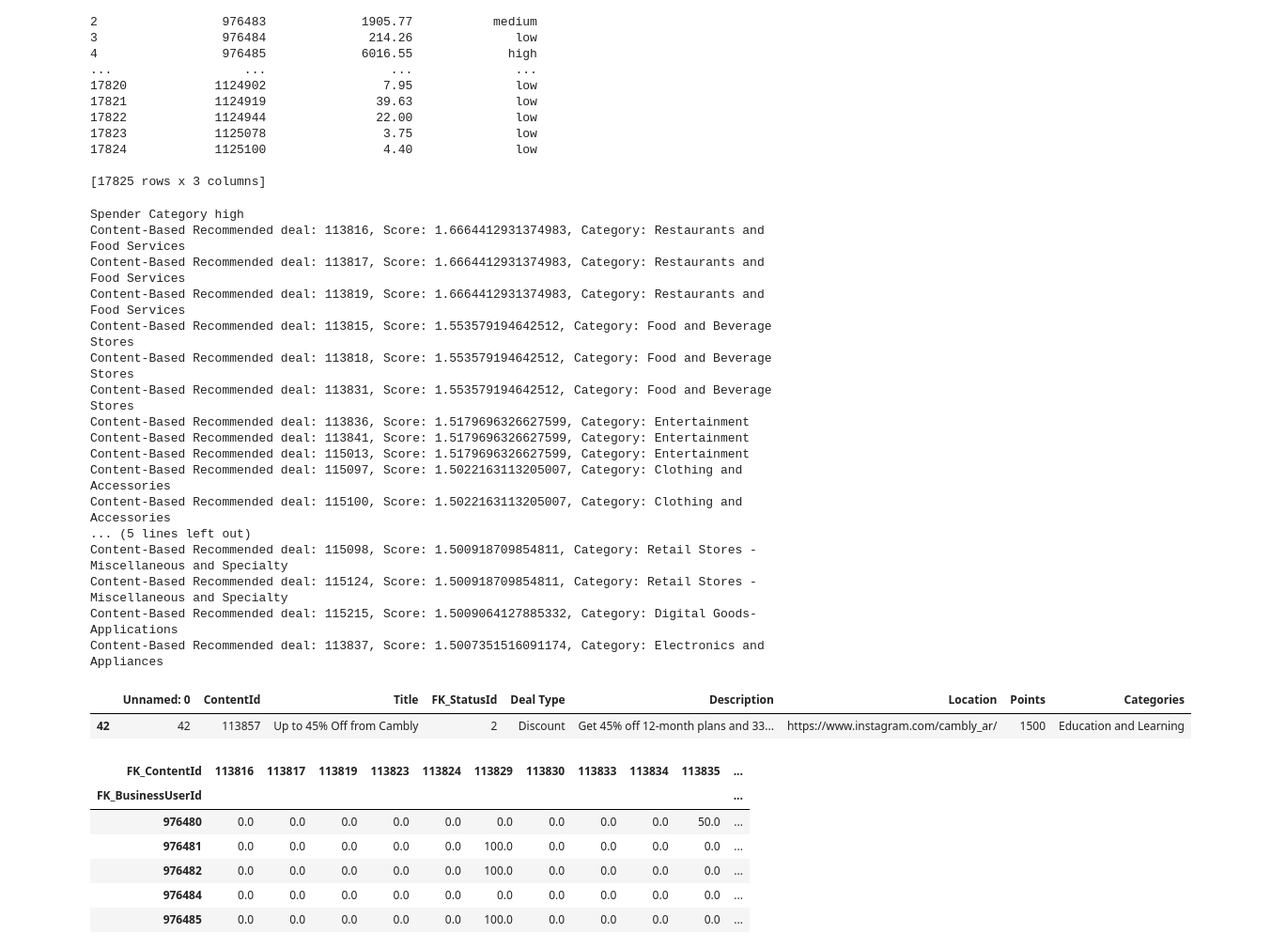
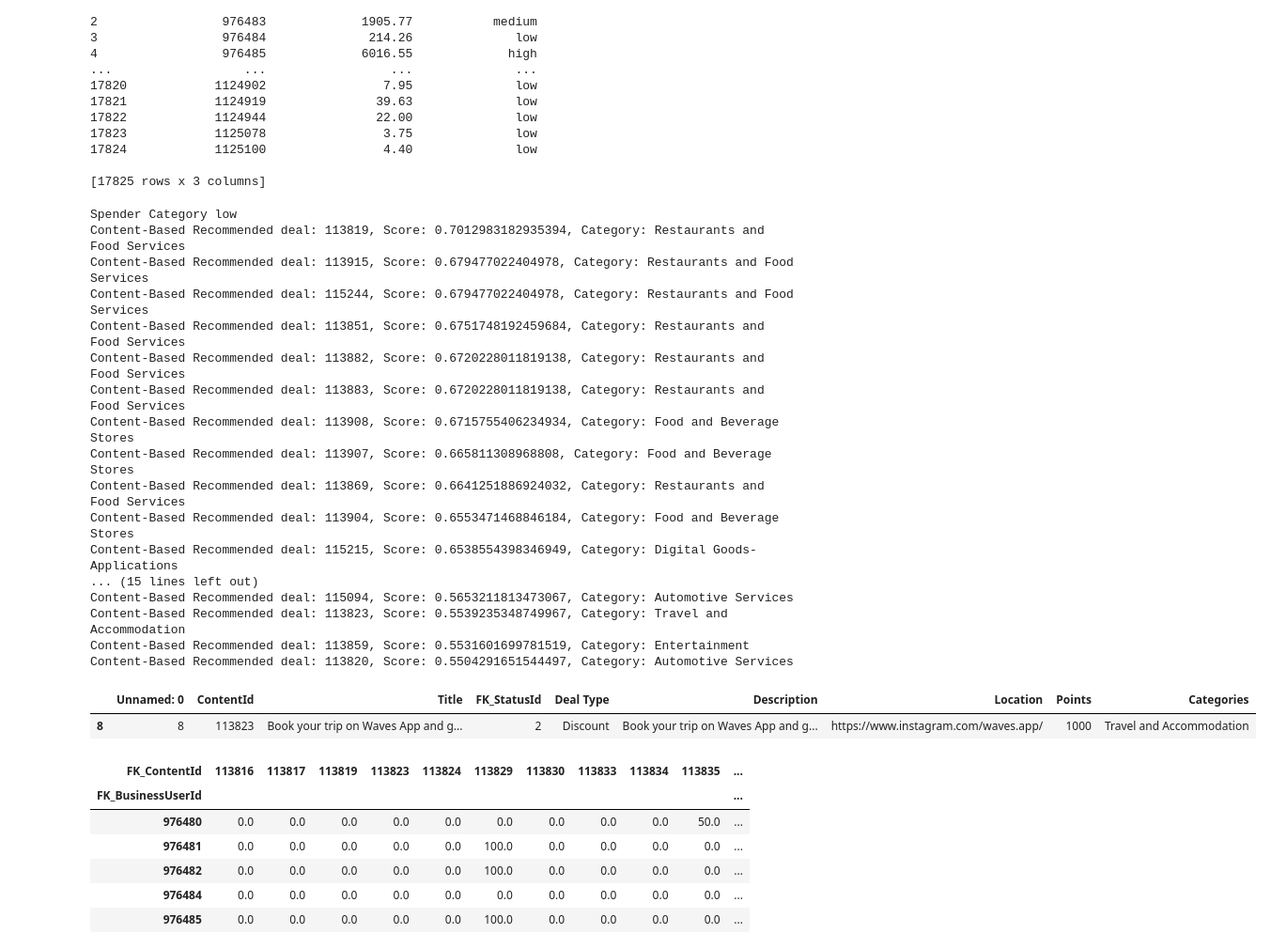
Before and after one commit to DboukAli98/KFHXRelatedAi, a Jupyter notebook: NoteBooks/Model Generation/Model_Reward.ipynb, the cells around one changed output. Shown at 94% size. Drawn from its saved outputs; the diff is of its cells as text; code cells hidden in the pictures.

```diff
--- a/NoteBooks/Model Generation/Model_Reward.ipynb
+++ b/NoteBooks/Model Generation/Model_Reward.ipynb
@@ -288,7 +271,8 @@ def recommend_based_on_profiles(user_id, deal_embeddings, deal_data, user_profil
 
     return similar_item_ids, similar_item_scores
 # %%
-user_id = 976518
+user_id = 976920
+
 
 mcc_scores = calculate_user_interest_score(user_id)
 
@@ -303,35 +287,35 @@ mcc_scores_df = mcc_scores_df.merge(mcc_mapping, on='MCC', how='left')
 mcc_scores_df['Label'] = mcc_scores_df['MCC'] + ' - ' + mcc_scores_df['Detailed MCC']
 mcc_scores_df
 
-recommendations = recommend_based_on_profiles(user_id, deals_embeddings, deals_data, user_profiles, mcc_scores_df , mcc_scores, 20)
+recommendations = recommend_based_on_profiles(user_id, deals_embeddings, deals_data, user_profiles, mcc_scores_df , mcc_scores, 30)
 for content_id, score in zip(*recommendations):
     print(f"Content-Based Recommended deal: {content_id}, Score: {score}, Category: {deals_data.loc[deals_data['ContentId'] == content_id, 'Categories'].values[0]}")
 # %% [output]
-Spender Category high
-Content-Based Recommended deal: 113816, Score: 1.6664412931374983, Category: Restaurants and Food Services
-Content-Based Recommended deal: 113817, Score: 1.6664412931374983, Category: Restaurants and Food Services
-Content-Based Recommended deal: 113819, Score: 1.6664412931374983, Category: Restaurants and Food Services
-Content-Based Recommended deal: 113815, Score: 1.553579194642512, Category: Food and Beverage Stores
-Content-Based Recommended deal: 113818, Score: 1.553579194642512, Category: Food and Beverage Stores
-Content-Based Recommended deal: 113831, Score: 1.553579194642512, Category: Food and Beverage Stores
-Content-Based Recommended deal: 113836, Score: 1.5179696326627599, Category: Entertainment
-Content-Based Recommended deal: 113841, Score: 1.5179696326627599, Category: Entertainment
-Content-Based Recommended deal: 115013, Score: 1.5179696326627599, Category: Entertainment
-Content-Based Recommended deal: 115097, Score: 1.5022163113205007, Category: Clothing and Accessories
-Content-Based Recommended deal: 115100, Score: 1.5022163113205007, Category: Clothing and Accessories
-... (5 lines left out)
-Content-Based Recommended deal: 115098, Score: 1.500918709854811, Category: Retail Stores - Miscellaneous and Specialty
-Content-Based Recommended deal: 115124, Score: 1.500918709854811, Category: Retail Stores - Miscellaneous and Specialty
-Content-Based Recommended deal: 115215, Score: 1.5009064127885332, Category: Digital Goods-Applications
-Content-Based Recommended deal: 113837, Score: 1.5007351516091174, Category: Electronics and Appliances
+Spender Category low
+Content-Based Recommended deal: 113819, Score: 0.7012983182935394, Category: Restaurants and Food Services
+Content-Based Recommended deal: 113915, Score: 0.679477022404978, Category: Restaurants and Food Services
+Content-Based Recommended deal: 115244, Score: 0.679477022404978, Category: Restaurants and Food Services
+Content-Based Recommended deal: 113851, Score: 0.6751748192459684, Category: Restaurants and Food Services
+Content-Based Recommended deal: 113882, Score: 0.6720228011819138, Category: Restaurants and Food Services
+Content-Based Recommended deal: 113883, Score: 0.6720228011819138, Category: Restaurants and Food Services
+Content-Based Recommended deal: 113908, Score: 0.6715755406234934, Category: Food and Beverage Stores
+Content-Based Recommended deal: 113907, Score: 0.665811308968808, Category: Food and Beverage Stores
+Content-Based Recommended deal: 113869, Score: 0.6641251886924032, Category: Restaurants and Food Services
+Content-Based Recommended deal: 113904, Score: 0.6553471468846184, Category: Food and Beverage Stores
+Content-Based Recommended deal: 115215, Score: 0.6538554398346949, Category: Digital Goods-Applications
+... (15 lines left out)
+Content-Based Recommended deal: 115094, Score: 0.5653211813473067, Category: Automotive Services
+Content-Based Recommended deal: 113823, Score: 0.5539235348749967, Category: Travel and Accommodation
+Content-Based Recommended deal: 113859, Score: 0.5531601699781519, Category: Entertainment
+Content-Based Recommended deal: 113820, Score: 0.5504291651544497, Category: Automotive Services
 # %%
-specific_content_id = 113857,
+specific_content_id = 113823,
 result = deals_data[deals_data['ContentId'] == specific_content_id]
 
 result
 # %% [output]
 |  | Unnamed: 0 | ContentId | Title | FK_StatusId | Deal Type | Description | Location | Points | Categories |
-| 42 | 42 | 113857 | Up to 45% Off from Cambly | 2 | Discount | Get 45% off 12-month plans and 33... | https://www.instagram.com/cambly_ar/ | 1500 | Education and Learning |
+| 8 | 8 | 113823 | Book your trip on Waves App and g... | 2 | Discount | Book your trip on Waves App and g... | https://www.instagram.com/waves.app/ | 1000 | Travel and Accommodation |
 # %%
 user_item_matrix = new_user_transaction.pivot_table(index='FK_BusinessUserId',
                                                     columns='FK_ContentId',
```
Also changed, not shown: parts of 5 cells of this notebook.
